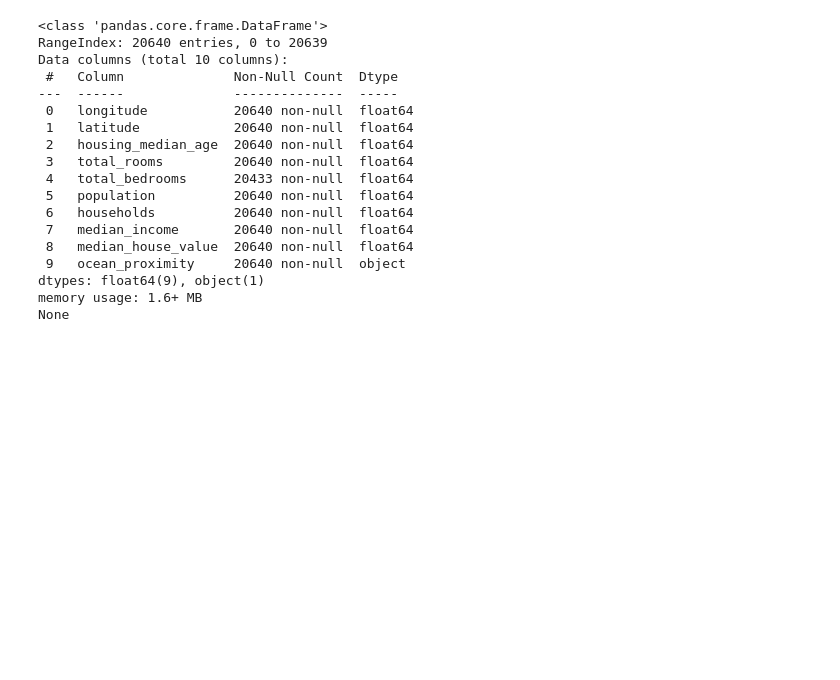
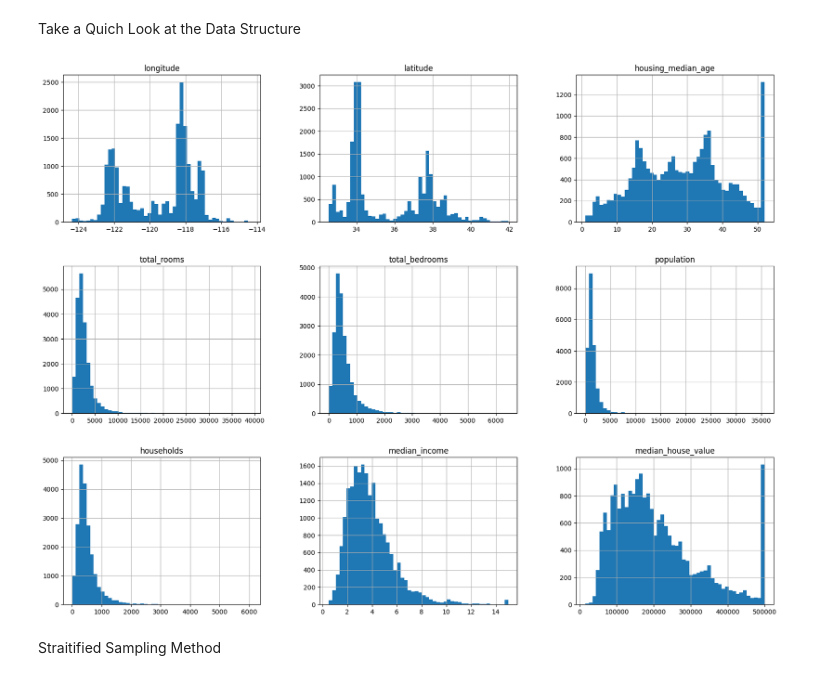
Before and after one commit to Polymath1108/House-Price-Prediction, a Jupyter notebook: dev.ipynb, the cells around one changed output. Saved outputs shown, nothing was run; the diff lists cells and outputs as text; code cells hidden in the pictures; blank space fills up the shorter version.

Commit message:
Feat: complete data insight

```diff
--- a/dev.ipynb
+++ b/dev.ipynb
@@ -31,25 +31,17 @@ def fetch_housing_data(housing_url=HOUSING_URL, housing_path=HOUSING_PATH):
 def load_housing_data(housing_path=HOUSING_PATH):
     csv_path = os.path.join(housing_path, "housing.csv")
     return pd.read_csv(csv_path)
-# %%
-housing = load_housing_data()
-print(housing.info())
-# %% [output]
-<class 'pandas.core.frame.DataFrame'>
-RangeIndex: 20640 entries, 0 to 20639
-Data columns (total 10 columns):
- #   Column              Non-Null Count  Dtype
----  ------              --------------  -----
- 0   longitude           20640 non-null  float64
- 1   latitude            20640 non-null  float64
- 2   housing_median_age  20640 non-null  float64
- 3   total_rooms         20640 non-null  float64
- 4   total_bedrooms      20433 non-null  float64
- 5   population          20640 non-null  float64
- 6   households          20640 non-null  float64
- 7   median_income       20640 non-null  float64
- 8   median_house_value  20640 non-null  float64
- 9   ocean_proximity     20640 non-null  object
-dtypes: float64(9), object(1)
-memory usage: 1.6+ MB
-None
+# %% [markdown]
+Take a Quich Look at the Data Structure
+# %%
+housing = load_housing_data()
+# print(housing.info())
+# print(housing.head())
+# print(housing.describe())
+housing.hist(bins=50, figsize=(20, 15))
+
+train_set, test_set = train_test_split(housing, test_size=0.2, random_state=42)
+# %% [output]
+[figure, added]
+# %% [markdown]
+Straitified Sampling Method
```
Also changed, not shown: parts of 5 cells of this notebook.
